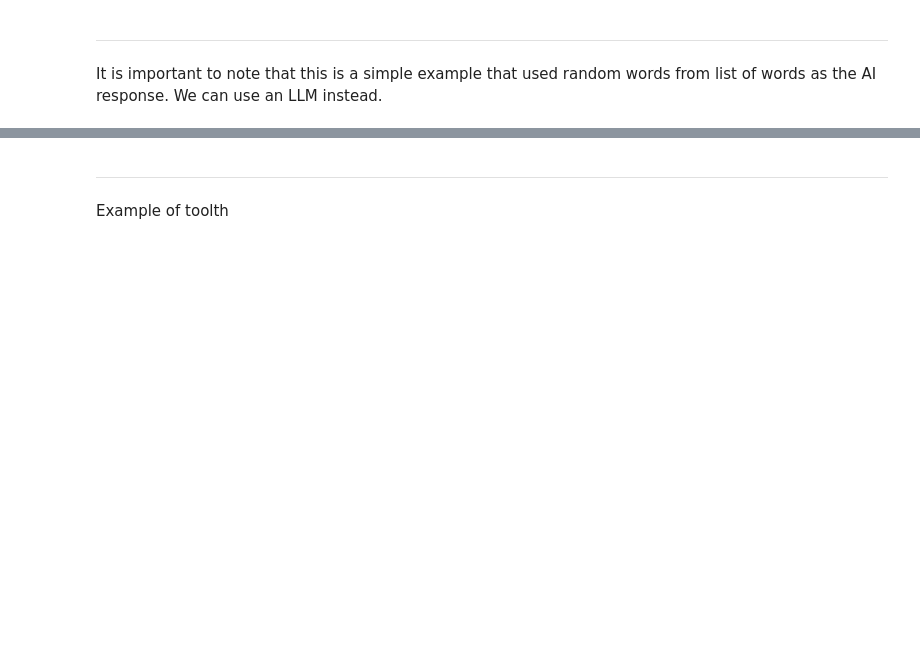
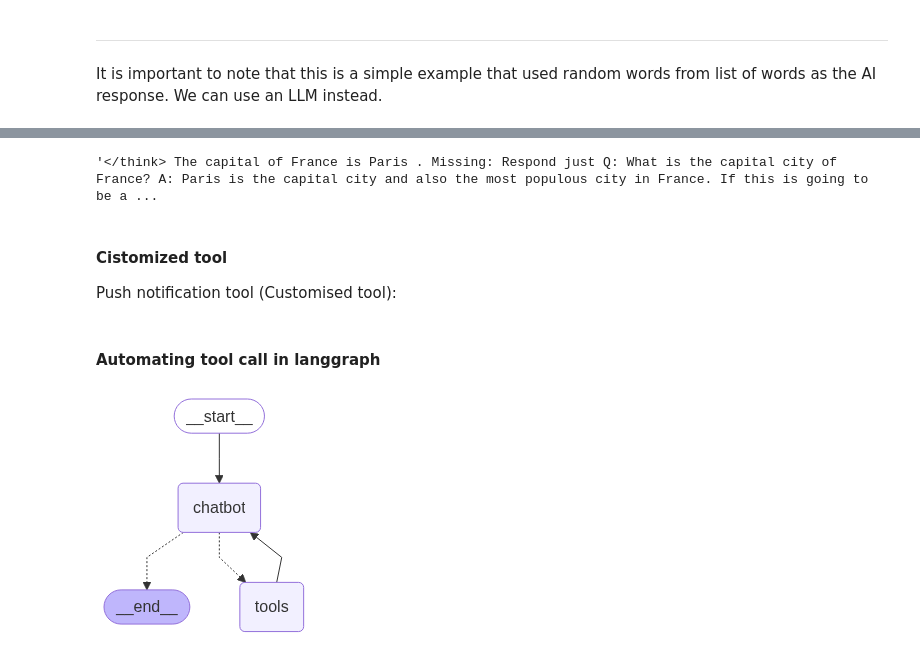
Before and after one commit to omogbolahan94/Personal-AI-Agents-Lab, a Jupyter notebook: langGraph/01_starter_langgraph.ipynb, the cells around one changed output, grey strips where cells are left out. Saved outputs shown, nothing was run; the diff lists cells and outputs as text; code cells hidden in the pictures; blank space fills up the shorter version.

```diff
--- a/langGraph/01_starter_langgraph.ipynb
+++ b/langGraph/01_starter_langgraph.ipynb
@@ -147,3 +164,7 @@ tool_search.invoke("What is the capital of France? Respond with just the capital
+# %%
+tool_search.invoke("What is the capital of France? Respond with just the capital or Fracne without edding any redundant word.")
+# %% [output]
+'</think> The capital of France is Paris . Missing: Respond just Q: What is the capital city of France? A: Paris is the capital city and also the most populous city in France. If this is going to be a ...
 # %% [markdown]
----
-Example of toolth
+#### Cistomized tool
+Push notification tool (Customised tool):
@@ -149,0 +174,56 @@ Example of toolth
+# %%
+pushover_token = os.getenv("PUSHOVER_TOKEN")
+pushover_user = os.getenv("PUSHOVER_USER")
+pushover_url = "https://api.pushover.net/1/messages.json"
+
+
+def push(text: str):
+    """Send a push notification to the user"""
+    requests.post(pushover_url, data = {"token": pushover_token, "user": pushover_user, "message": text})
+
+
+tool_push = Tool(
+    name="send_push_notification",
+    func=push,
+    description="useful for when you want to send a push notification"
+)
+
+tool_push.invoke("Hello, me")
+# %% [markdown]
+#### Automating tool call in langgraph
+# %%
+# list all possible tools
+tools = [tool_search, tool_push]
+
+# define state
+class State(TypedDict):
+    messages: Annotated[list, add_messages]
+
+# Start the Graph Builder with this State class
+graph_builder = StateGraph(State)
+
+# bind all tool to the LLM: it would be able to know the tool to call based on user's input
+llm = ChatOpenAI(model="gpt-4o-mini")
+llm_with_tools = llm.bind_tools(tools)
+
+#  create the node that uses the LLM  that's bound with tools
+def chatbot(state: State):
+    return {"messages": [llm_with_tools.invoke(state["messages"])]}
+
+# add nodes to graph
+graph_builder.add_node("chatbot", chatbot)
+graph_builder.add_node("tools", ToolNode(tools=tools))
+
+
+# add edges: decides if a tool is called on the chartbot nodes or not
+graph_builder.add_conditional_edges( "chatbot", tools_condition, "tools")
+
+# Any time a tool is called, we return to the chatbot to decide the next step
+graph_builder.add_edge("tools", "chatbot")
+graph_builder.add_edge(START, "chatbot")
+
+# Compile the Graph
+graph = graph_builder.compile()
+display(Image(graph.get_graph().draw_mermaid_png()))
+# %% [output]
+[figure, added]
```
Also changed, not shown: parts of 16 cells of this notebook.
